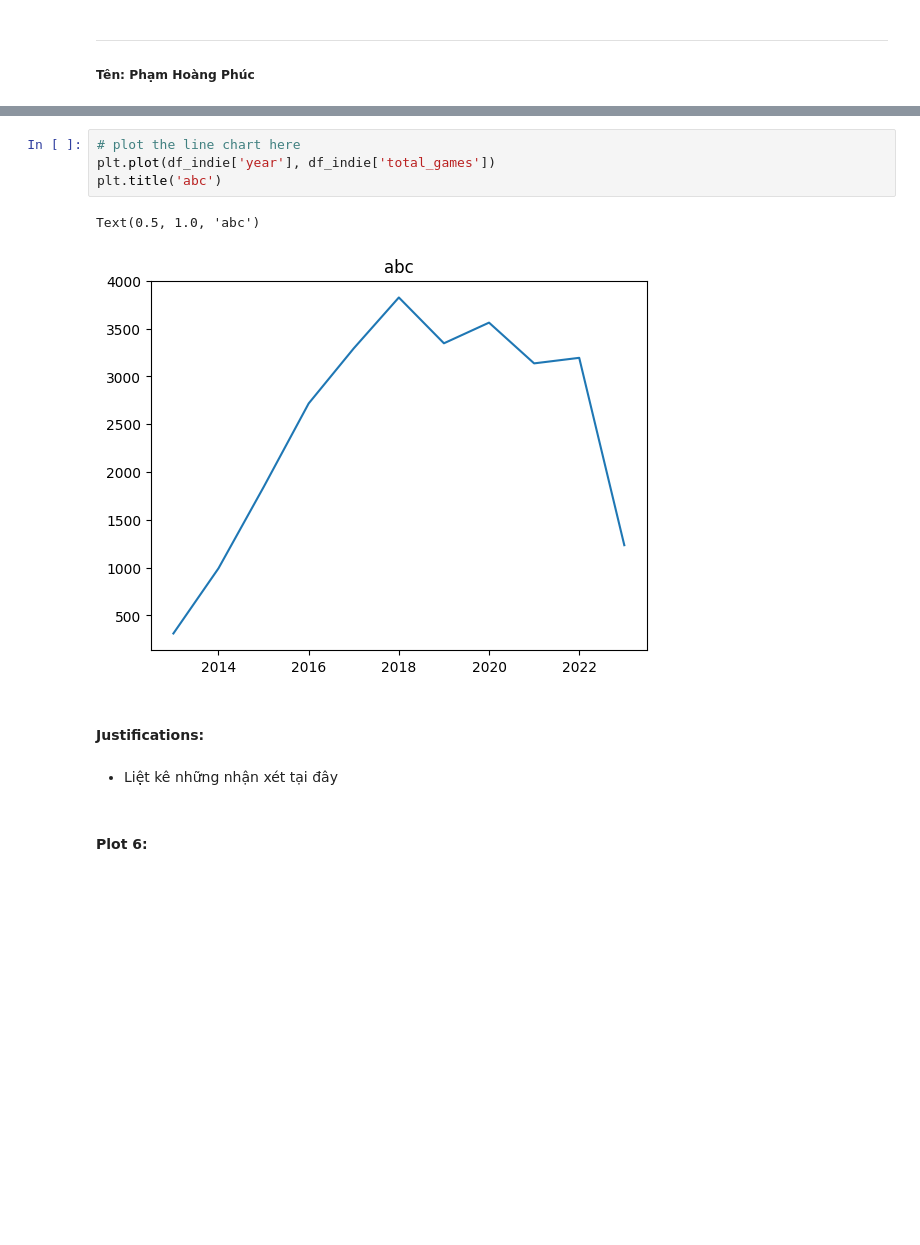
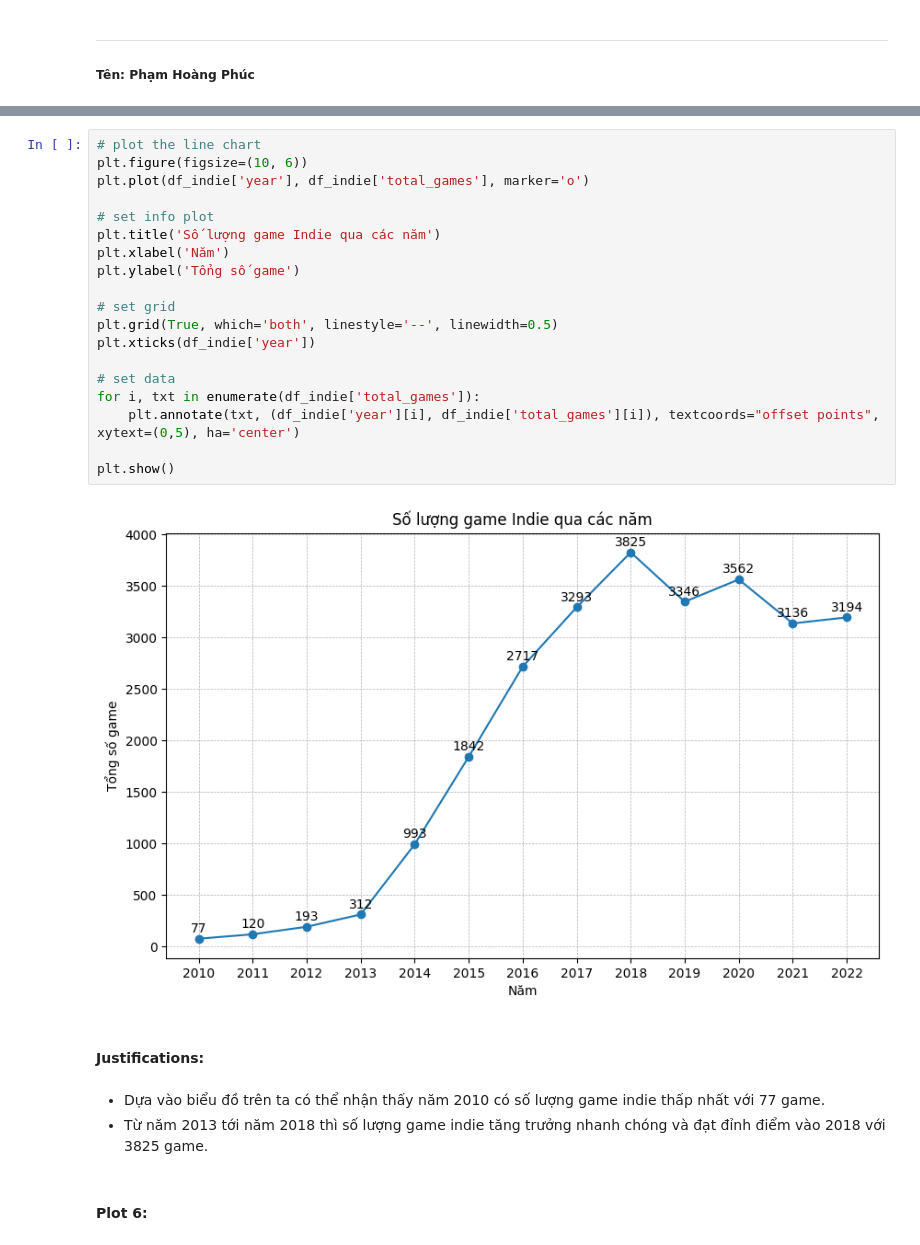
Before and after one commit to ThxgHntr/steam-games-data-analysis, a Jupyter notebook: final_project.ipynb, the cells around one changed output, grey strips where cells are left out. Saved outputs shown, nothing was run; the diff lists cells and outputs as text; blank space fills up the shorter version.

```diff
--- a/final_project.ipynb
+++ b/final_project.ipynb
@@ -438,14 +440,29 @@ df_indie
-# %%
-# plot the line chart here
-plt.plot(df_indie['year'], df_indie['total_games'])
-plt.title('abc')
-# %% [output]
-Text(0.5, 1.0, 'abc')
-[figure, removed]
+# %%
+# plot the line chart
+plt.figure(figsize=(10, 6))
+plt.plot(df_indie['year'], df_indie['total_games'], marker='o')
+
+# set info plot
+plt.title('Số lượng game Indie qua các năm')
+plt.xlabel('Năm')
+plt.ylabel('Tổng số game')
+
+# set grid
+plt.grid(True, which='both', linestyle='--', linewidth=0.5)
+plt.xticks(df_indie['year'])
+
+# set data
+for i, txt in enumerate(df_indie['total_games']):
+    plt.annotate(txt, (df_indie['year'][i], df_indie['total_games'][i]), textcoords="offset points", xytext=(0,5), ha='center')
+
+plt.show()
+# %% [output]
+[figure, added]
 # %% [markdown]
 #### Justifications:
-# %% [markdown]
-- Liệt kê những nhận xét tại đây
+# %% [markdown]
+- Dựa vào biểu đồ trên ta có thể nhận thấy năm 2010 có số lượng game indie thấp nhất với 77 game.
+- Từ năm 2013 tới năm 2018 thì số lượng game indie tăng trưởng nhanh chóng và đạt đỉnh điểm vào 2018 với 3825 game.
 # %% [markdown]
 #### Plot 6:
 # %%
```
Also changed, not shown: parts of 2 cells of this notebook, 2 other files.
